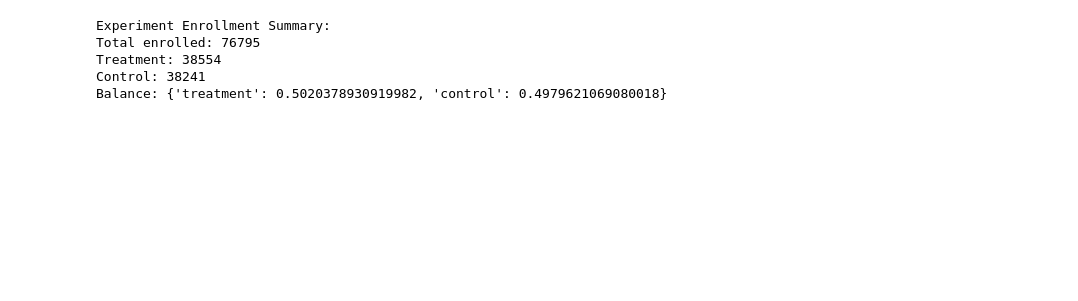
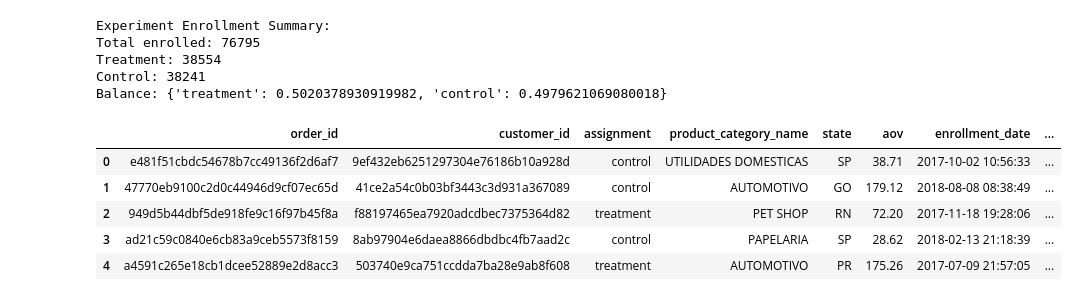
Before and after one commit to kenia-cisneros-a11y/e-comerce_olist_data, a Jupyter notebook: tests.ipynb, the cells around one changed output. Cells and saved outputs as stored; diff of their text form; code cells hidden in the pictures; blank space fills up the shorter version.

```diff
--- a/tests.ipynb
+++ b/tests.ipynb
@@ -547,4 +548,11 @@ results_df = experiment.calculate_metrics(
     order_reviews_df=order_reviews_df
 )
 # %%
-results_df
+results_df.head()
+# %% [output]
+|  | order_id | customer_id | assignment | product_category_name | state | aov | enrollment_date | ... |
+| 0 | e481f51cbdc54678b7cc49136f2d6af7 | 9ef432eb6251297304e76186b10a928d | control | UTILIDADES DOMESTICAS | SP | 38.71 | 2017-10-02 10:56:33 | ... |
+| 1 | 47770eb9100c2d0c44946d9cf07ec65d | 41ce2a54c0b03bf3443c3d931a367089 | control | AUTOMOTIVO | GO | 179.12 | 2018-08-08 08:38:49 | ... |
+| 2 | 949d5b44dbf5de918fe9c16f97b45f8a | f88197465ea7920adcdbec7375364d82 | treatment | PET SHOP | RN | 72.20 | 2017-11-18 19:28:06 | ... |
+| 3 | ad21c59c0840e6cb83a9ceb5573f8159 | 8ab97904e6daea8866dbdbc4fb7aad2c | control | PAPELARIA | SP | 28.62 | 2018-02-13 21:18:39 | ... |
+| 4 | a4591c265e18cb1dcee52889e2d8acc3 | 503740e9ca751ccdda7ba28e9ab8f608 | treatment | AUTOMOTIVO | PR | 175.26 | 2017-07-09 21:57:05 | ... |
```
Also changed, not shown: parts of 4 cells of this notebook, 5 other files.
